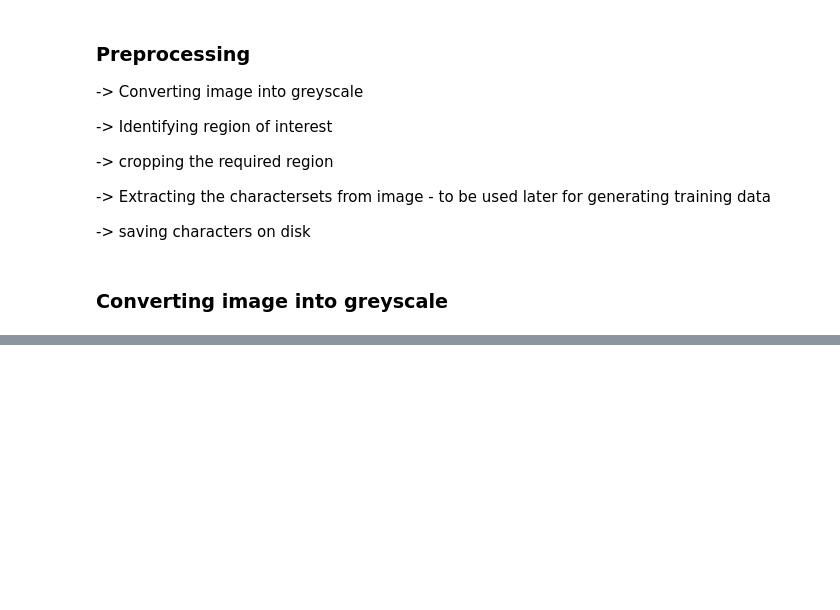
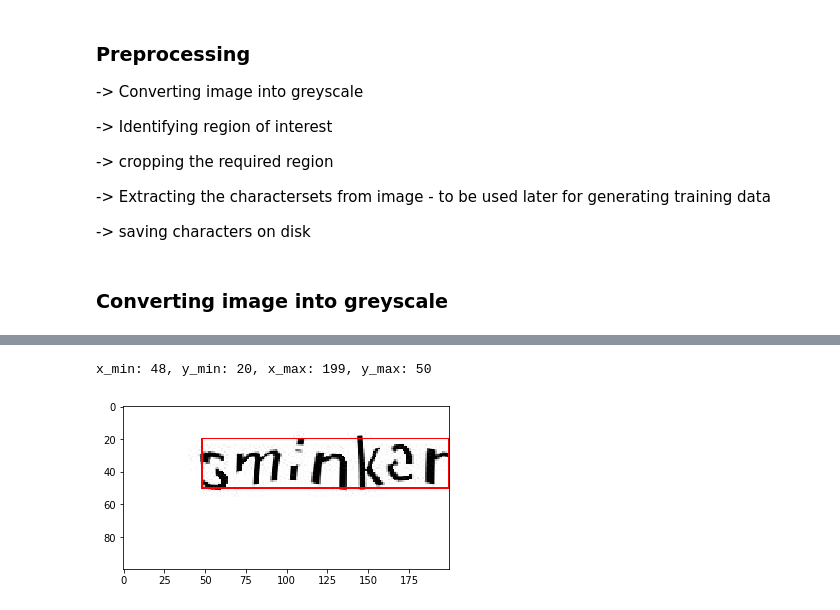
Before and after one commit to themrinalsinha/image-processing, a Jupyter notebook: project_captcha/captcha_solving_part_1.ipynb, the cells around one changed output, grey strips where cells are left out. Drawn from its saved outputs; the diff is of its cells as text; code cells hidden in the pictures; blank space fills up the shorter version.

```diff
--- a/project_captcha/captcha_solving_part_1.ipynb
+++ b/project_captcha/captcha_solving_part_1.ipynb
@@ -77,0 +96,43 @@ image
+# %%
+def boundingBox(image):
+    pixelData = image.load()
+    width, height = image.size
+
+    # finding coordinates of bounding rectangel
+    x_min = width
+    y_min = height
+    x_max = 0
+    y_max = 0
+
+    for i in range(width):
+        for j in range(height):
+            if pixelData[i, j][0] == 0:
+
+                # for getting the corners of bounding rectangle
+                if i < x_min:
+                    x_min = i
+
+                if j < y_min:
+                    y_min = j
+
+                if i > x_max:
+                    x_max = i
+
+                if j > y_max:
+                    y_max = j
+
+    xy = [x_min, y_min, x_max, y_max]
+    return xy
+
+x_min, y_min, x_max, y_max = boundingBox(image)
+print('x_min: {}, y_min: {}, x_max: {}, y_max: {}'.format(x_min, y_min, x_max, y_max))
+# %% [output]
+x_min: 48, y_min: 20, x_max: 199, y_max: 50
+# %%
+imageWithRectangle = image.copy()
+xy = boundingBox(imageWithRectangle)
+draw = ImageDraw.Draw(imageWithRectangle)
+draw.rectangle(xy, fill=None, outline=(255, 0, 0))
+showImage(imageWithRectangle)
+# %% [output]
+[figure, added]
```
Also changed, not shown: parts of 10 cells of this notebook.
